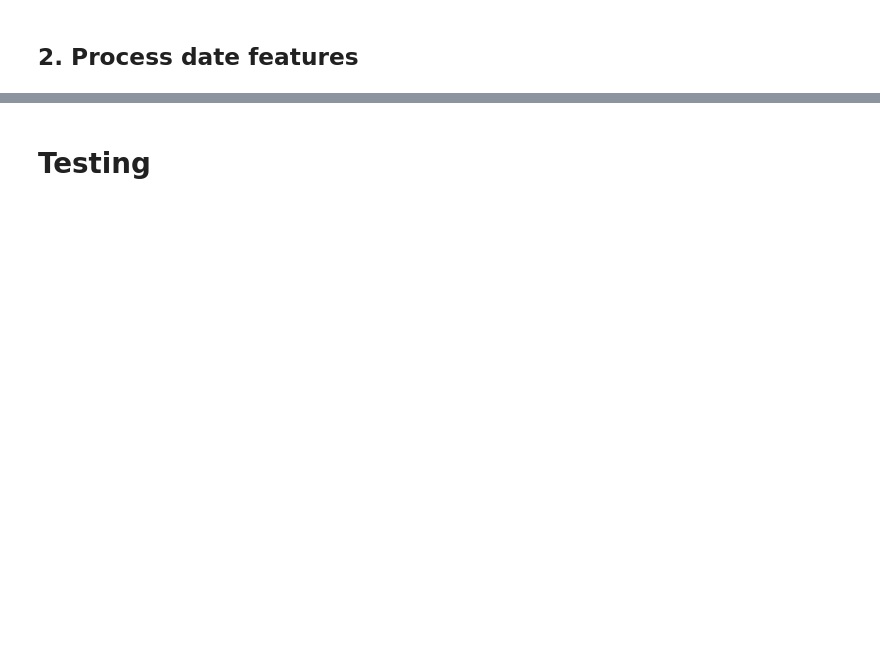
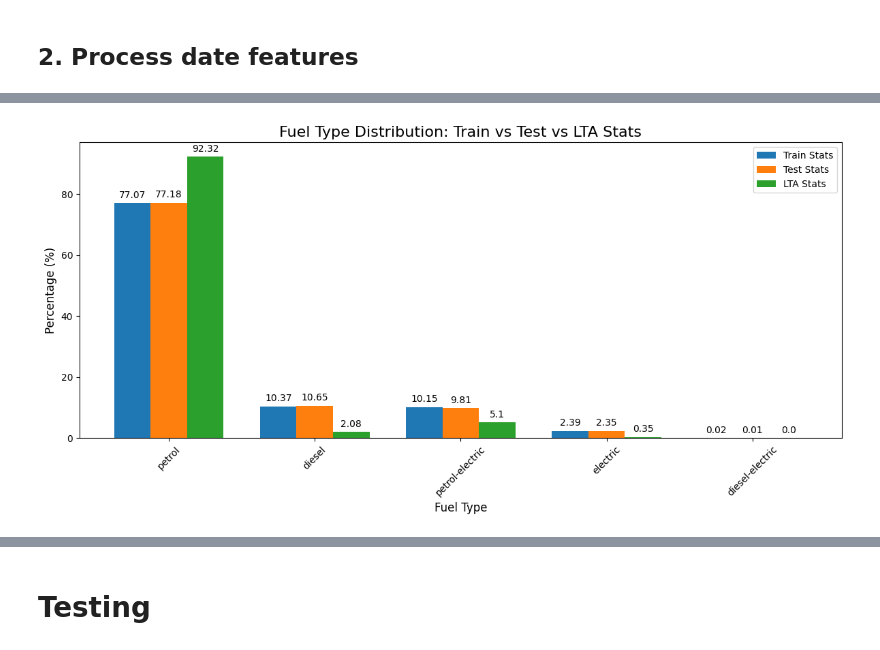
Before and after one commit to Klasnov/regression_predict, a Jupyter notebook: process+train+test.ipynb, the cells around one changed output, grey strips where cells are left out. Cells and saved outputs as stored; diff of their text form; code cells hidden in the pictures; blank space fills up the shorter version.

```diff
--- a/process+train+test.ipynb
+++ b/process+train+test.ipynb
@@ -68,0 +323,81 @@ df_test = proce_date(df_test)
+# %%
+import matplotlib.pyplot as plt
+import seaborn as sns
+import numpy as np
+
+def plot_comparison_side_by_side_with_labels(df_train, df_test, lta_stats):
+    """
+    Plots a side-by-side bar chart comparing postprocessed stats (df_train and df_test) vs LTA stats for each fuel type,
+    with labels showing the values on top of each bar.
+
+    Parameters:
+    - df_train: DataFrame containing the training dataset.
+    - df_test: DataFrame containing the testing dataset.
+    - lta_stats: DataFrame containing LTA statistics.
+
+    Returns:
+    - None
+    """
+    # Extract fuel type proportions from df_train and df_test
+    train_stats = df_train['fuel_type'].value_counts(normalize=True) * 100
+    test_stats = df_test['fuel_type'].value_counts(normalize=True) * 100
+
+    # Merge the stats into a single DataFrame
+    comparison_df = pd.DataFrame({
+        'fuel_type': train_stats.index,
+        'train_stats': train_stats.values,
+        'test_stats': test_stats.values
+    }).fillna(0)
+
+    # Merge with LTA stats (ensure consistency in fuel type names)
+    comparison_df = comparison_df.merge(lta_stats, on='fuel_type', how='left')
+
+    # Set up the figure and axis
+    plt.figure(figsize=(12, 6))
+
+    # Set the width of the bars
+    bar_width = 0.25
+
+    # Set the positions of the bars for train_stats, test_stats, and lta_stats
+    indices = np.arange(len(comparison_df))  # Position of each fuel type on the x-axis
+    train_pos = indices - bar_width  # Shift train stats to the left
+    test_pos = indices  # Test stats in the center
+    lta_pos = indices + bar_width  # Shift LTA stats to the right
+
+    # Plot the train_stats, test_stats, and lta_stats as bars
+    bars_train = plt.bar(train_pos, comparison_df['train_stats'], width=bar_width, label='Train Stats')
+    bars_test = plt.bar(test_pos, comparison_df['test_stats'], width=bar_width, label='Test Stats')
+    bars_lta = plt.bar(lta_pos, comparison_df['lta_stats'], width=bar_width, label='LTA Stats')
+
+    # Add value labels on top of the bars
+    for bar in bars_train:
+        yval = bar.get_height()
+        plt.text(bar.get_x() + bar.get_width() / 2, yval + 1, round(yval, 2), ha='center', va='bottom', fontsize=10)
+
+    for bar in bars_test:
+        yval = bar.get_height()
+        plt.text(bar.get_x() + bar.get_width() / 2, yval + 1, round(yval, 2), ha='center', va='bottom', fontsize=10)
+
+    for bar in bars_lta:
+        yval = bar.get_height()
+        plt.text(bar.get_x() + bar.get_width() / 2, yval + 1, round(yval, 2), ha='center', va='bottom', fontsize=10)
+
+    # Add labels and title
+    plt.title('Fuel Type Distribution: Train vs Test vs LTA Stats', fontsize=16)
+    plt.xlabel('Fuel Type', fontsize=12)
+    plt.ylabel('Percentage (%)', fontsize=12)
+
+    # Set x-axis ticks to be in the center of the bars
+    plt.xticks(indices, comparison_df['fuel_type'], rotation=45)
+
+    # Add legend
+    plt.legend()
+
+    # Display the plot
+    plt.tight_layout()
+    plt.show()
+
+# Example usage
+plot_comparison_side_by_side_with_labels(df_train, df_test, lta_stats)
+# %% [output]
+[figure, added]
```
Also changed, not shown: parts of 54 cells of this notebook, 5 other files.
